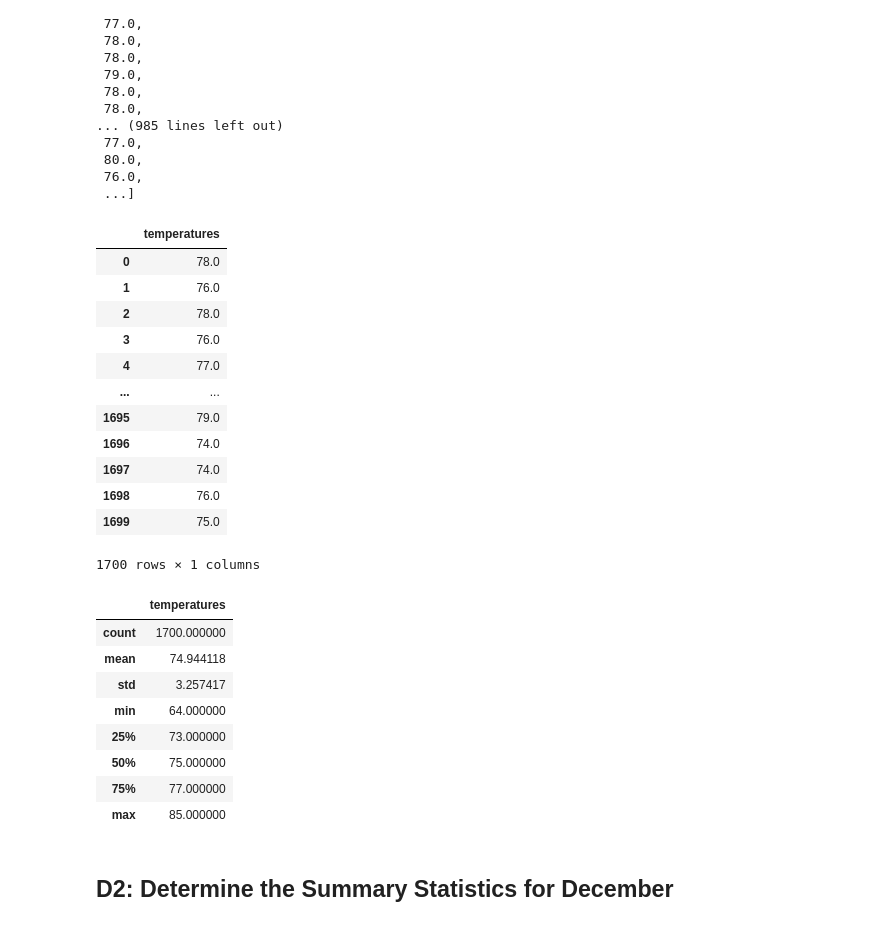
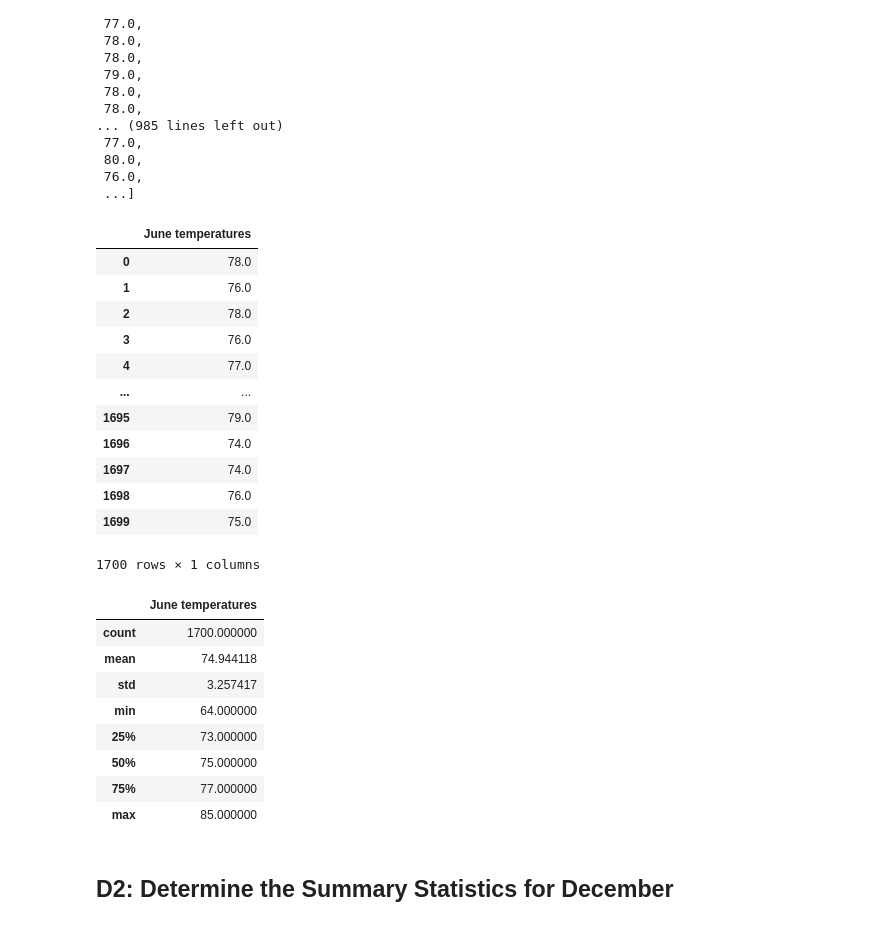
Before and after one commit to Nidaiq/surfs_up, a Jupyter notebook: SurfsUp_Challenge.ipynb, the cells around one changed output. Saved outputs shown, nothing was run; the diff lists cells and outputs as text; code cells hidden in the pictures.

```diff
--- a/SurfsUp_Challenge.ipynb
+++ b/SurfsUp_Challenge.ipynb
@@ -60,12 +60,12 @@ june_temperatures
  ...]
 # %%
 # 4. Create a DataFrame from the list of temperatures for the month of June.
-df = pd.DataFrame(june_temperatures, columns=['temperatures'])
+df = pd.DataFrame(june_temperatures, columns=['June temperatures'])
 #df.set_index(df['date'], inplace=True)
-df = df.sort_index()
+#df = df.sort_index()
 df
 # %% [output]
-|  | temperatures |
+|  | June temperatures |
 | 0 | 78.0 |
 | 1 | 76.0 |
 | 2 | 78.0 |
@@ -82,7 +82,7 @@ df
 # 5. Calculate and print out the summary statistics for the June temperature DataFrame.
 df.describe()
 # %% [output]
-|  | temperatures |
+|  | June temperatures |
 | count | 1700.000000 |
 | mean | 74.944118 |
 | std | 3.257417 |
```
Also changed, not shown: parts of 2 cells of this notebook, 6 other files.
